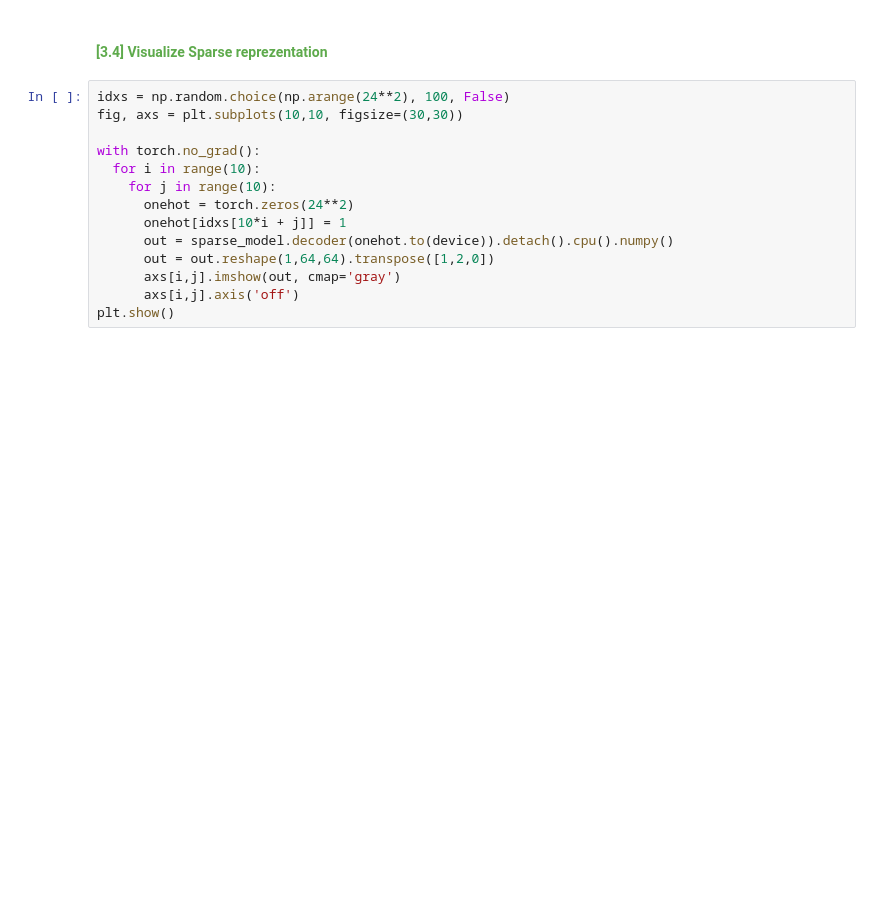
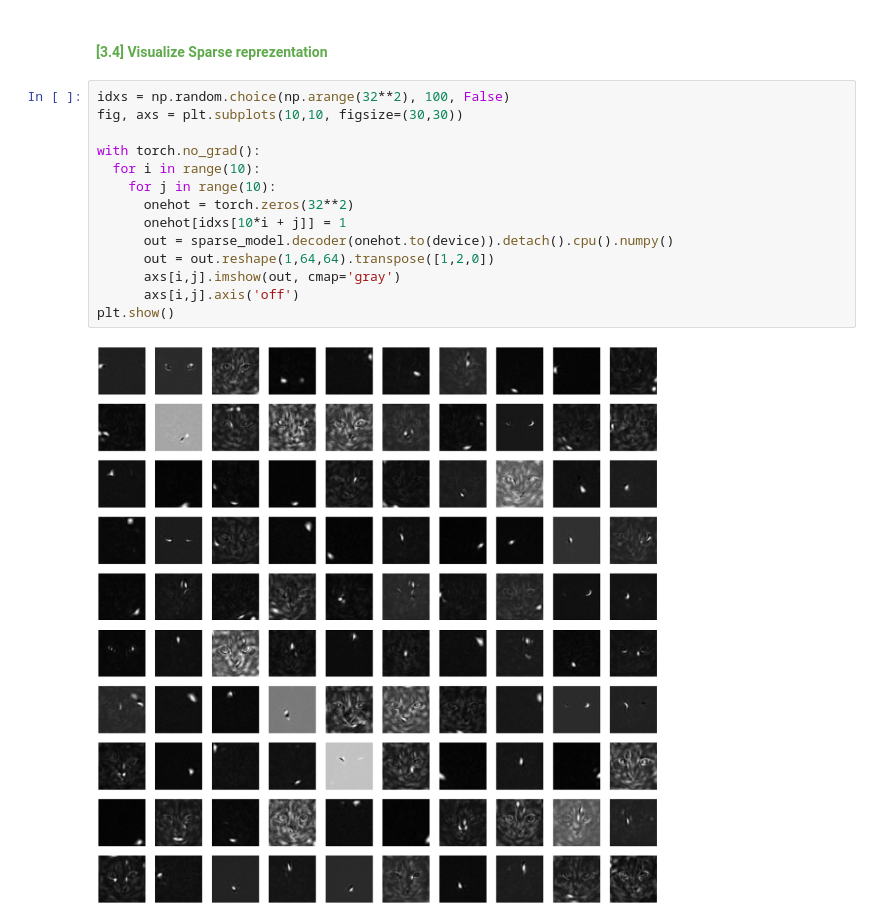
Before and after one commit to Crash285github/nyaural_catwork, a Jupyter notebook: notebook.ipynb, the cells around one changed output. Saved outputs shown, nothing was run; the diff lists cells and outputs as text; blank space fills up the shorter version.

```diff
--- a/notebook.ipynb
+++ b/notebook.ipynb
@@ -345,16 +402,18 @@ except:
 # %% [markdown]
 #### <font color='#5EAA4C'> [3.4] Visualize Sparse reprezentation</font>
 # %%
-idxs = np.random.choice(np.arange(24**2), 100, False)
+idxs = np.random.choice(np.arange(32**2), 100, False)
 fig, axs = plt.subplots(10,10, figsize=(30,30))
 
 with torch.no_grad():
   for i in range(10):
     for j in range(10):
-      onehot = torch.zeros(24**2)
+      onehot = torch.zeros(32**2)
       onehot[idxs[10*i + j]] = 1
       out = sparse_model.decoder(onehot.to(device)).detach().cpu().numpy()
       out = out.reshape(1,64,64).transpose([1,2,0])
       axs[i,j].imshow(out, cmap='gray')
       axs[i,j].axis('off')
 plt.show()
+# %% [output]
+[figure, added]
```
Also changed, not shown: parts of 11 cells of this notebook.
